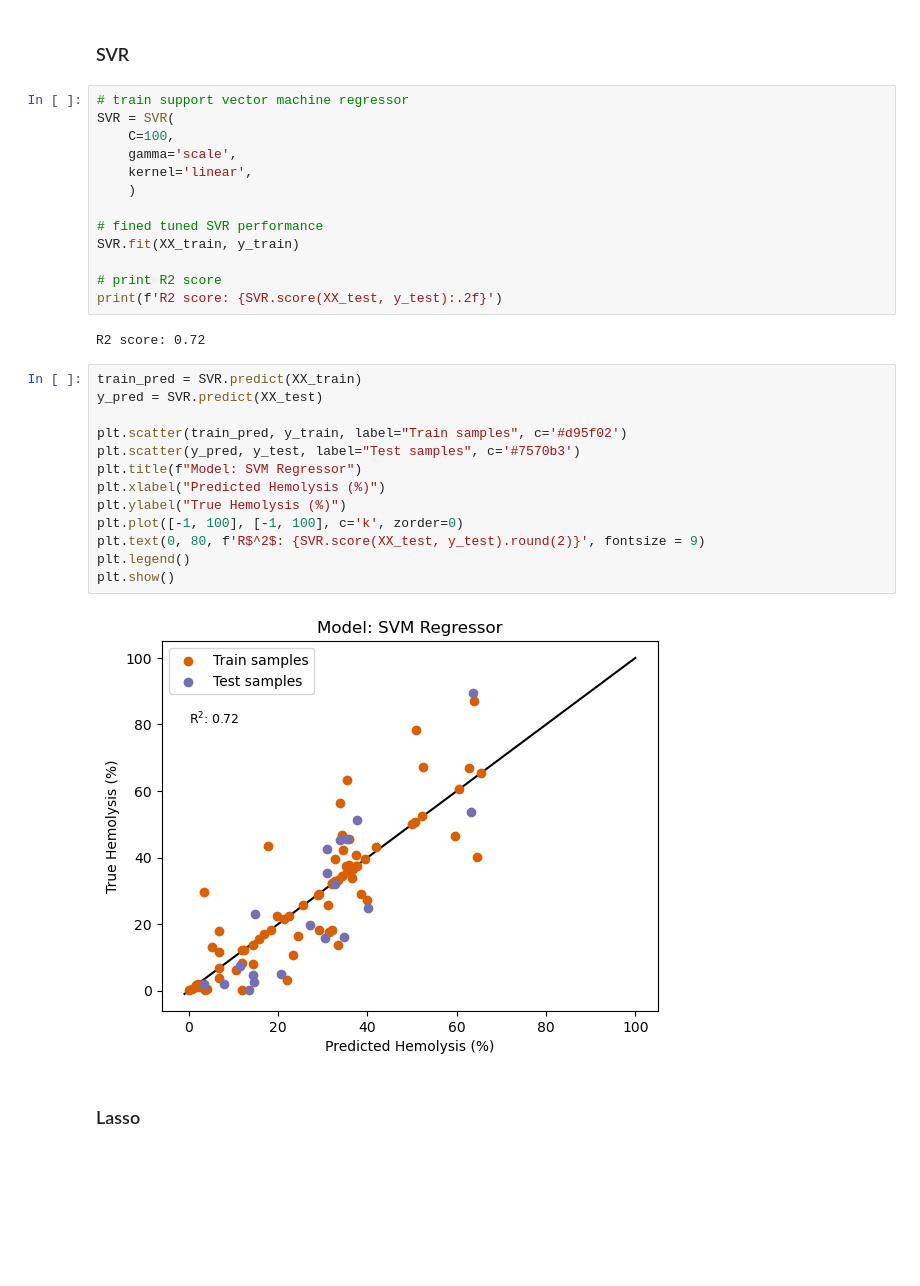
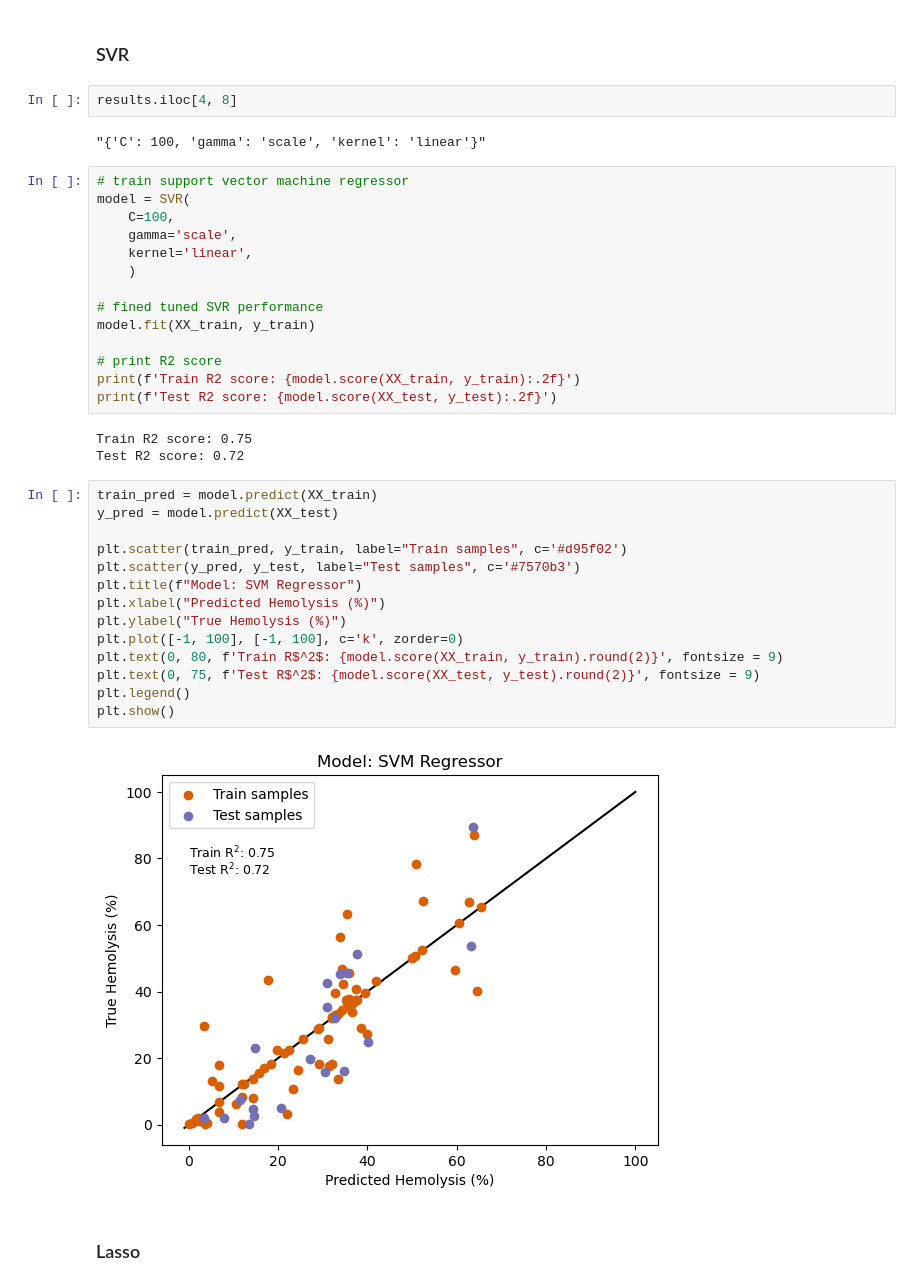
Before and after one commit to ziul-bio/DMS_ML_AMP, a Jupyter notebook: 04_hemolysis_model.ipynb, the cells around one changed output. Drawn from its saved outputs; the diff is of its cells as text; blank space fills up the shorter version.

```diff
--- a/04_hemolysis_model.ipynb
+++ b/04_hemolysis_model.ipynb
@@ -275,35 +311,42 @@ The C parameter controls the trade-off between achieving a low training error an
 A linear kernel is a simple kernel function that can help to avoid overfitting by creating a linear decision boundary.
 # %% [markdown]
 ### SVR
+# %%
+results.iloc[4, 8]
+# %% [output]
+"{'C': 100, 'gamma': 'scale', 'kernel': 'linear'}"
 # %%
 # train support vector machine regressor
-SVR = SVR(
+model = SVR(
     C=100,
     gamma='scale',
     kernel='linear',
     )
 
 # fined tuned SVR performance
-SVR.fit(XX_train, y_train)
+model.fit(XX_train, y_train)
 
 # print R2 score
-print(f'R2 score: {SVR.score(XX_test, y_test):.2f}')
+print(f'Train R2 score: {model.score(XX_train, y_train):.2f}')
+print(f'Test R2 score: {model.score(XX_test, y_test):.2f}')
 # %% [output]
-R2 score: 0.72
+Train R2 score: 0.75
+Test R2 score: 0.72
 # %%
-train_pred = SVR.predict(XX_train)
-y_pred = SVR.predict(XX_test)
+train_pred = model.predict(XX_train)
+y_pred = model.predict(XX_test)
 
 plt.scatter(train_pred, y_train, label="Train samples", c='#d95f02')
 plt.scatter(y_pred, y_test, label="Test samples", c='#7570b3')
 plt.title(f"Model: SVM Regressor")
 plt.xlabel("Predicted Hemolysis (%)")
 plt.ylabel("True Hemolysis (%)")
 plt.plot([-1, 100], [-1, 100], c='k', zorder=0)
-plt.text(0, 80, f'R$^2$: {SVR.score(XX_test, y_test).round(2)}', fontsize = 9)
+plt.text(0, 80, f'Train R$^2$: {model.score(XX_train, y_train).round(2)}', fontsize = 9)
+plt.text(0, 75, f'Test R$^2$: {model.score(XX_test, y_test).round(2)}', fontsize = 9)
 plt.legend()
 plt.show()
 # %% [output]
-[figure, old version]
+[figure, new version]
 # %% [markdown]
 ### Lasso
```
Also changed, not shown: parts of 9 cells of this notebook.
